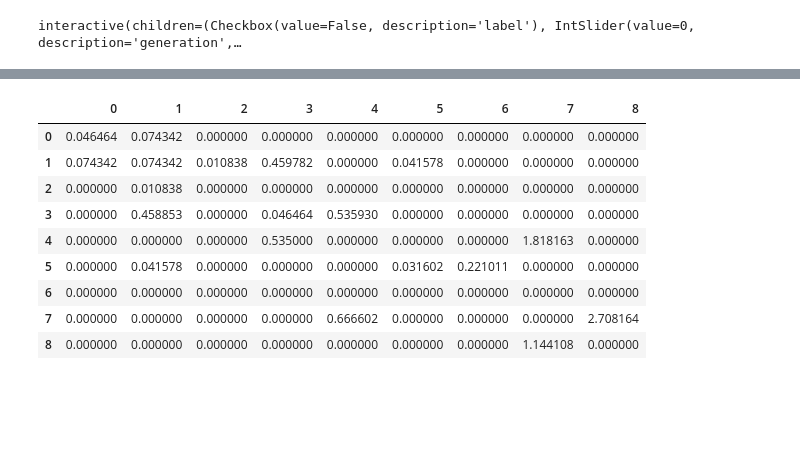
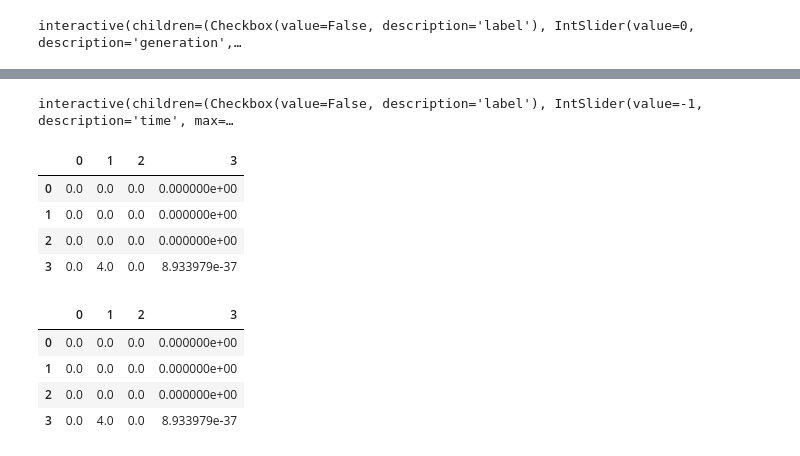
Before and after one commit to ovgu-FINken/ACO-MAPF, a Jupyter notebook: MAPF-ACO.ipynb, the cells around one changed output, grey strips where cells are left out. Drawn from its saved outputs; the diff is of its cells as text; code cells hidden in the pictures; blank space fills up the shorter version.

```diff
--- a/MAPF-ACO.ipynb
+++ b/MAPF-ACO.ipynb
@@ -590,2 +715,0 @@ tAco.run_extended(generations=100, depenalize_long_running=False)
-# %%
-tAco.run_extended(generations=10000)
@@ -617,0 +760,38 @@ interactive(children=(Checkbox(value=False, description='label'), IntSlider(valu
+# %%
+class MultiAgentTACO:
+    def __init__(self, adjacency=None, agents=None, timeframe=100, **kwargs):
+        self.agents = agents
+        self.adjacency = adjacency
+        self.timeframe = timeframe
+        for agent in self.agents:
+            agent["tAco"] = TimeExtendedACO(timeframe=timeframe, adjacency=adjacency, start=agent["start"], goal=agent["goal"], prerun_generations=0)
+            print(f"start {agent['start']}, goal {agent['goal']}")
+            for t in range(timeframe):
+                agent["tAco"].extended_pheromones[t] = agent["tAco"].pheromones
+
+    def pheromone_sum(self):
+        pheromones = np.zeros_like(self.agents[0]["tAco"].extended_pheromones)
+        for agent in self.agents:
+            pheromones += agent["tAco"].extended_pheromones
+        return pheromones
+
+
+    def run(self, show_progress=False, generations=1000, **kwargs):
+        if show_progress:
+            progress_bar = widgets.IntProgress(min=0, max=generations, value=0)
+            display(progress_bar)
+        for generation in range(generations):
+            if show_progress:
+                progress_bar.value=generation
+            self.step(**kwargs)
+
+    def step(self, batch_size=10, **kwargs):
+        for agent in self.agents:
+            agent["tAco"].run_extended(generations=batch_size, foreign_pheromones=self.pheromone_sum() - agent["tAco"].extended_pheromones, **kwargs)
+
+    def draw_extended_pheromones(self, label=True, time=-1, width=15, height=15, thickness=3, show=True, prune=0, node_label=True, agent=0):
+        tAco = self.agents[agent]["tAco"]
+        tAco.draw_extended_pheromones(label=label, time=time, width=width, height=height, thickness=thickness, show=show, prune=prune, node_label=node_label)
+# %%
+mAco = MultiAgentTACO(adjacency=m.todense(), agents=[{"start":graphstart, "goal":graphgoal}, {"start":graphgoal, "goal":graphstart}], timeframe=10, prerun_generations=100)
+#mAco.step(alpha_foreign=0.5)
@@ -617,0 +801,2 @@ interactive(children=(Checkbox(value=False, description='label'), IntSlider(valu
+# %%
+mAco.run(show_progress=True, generations=1000, eps=0.5, alpha_foreign=1, alpha=1, beta=0.1)
@@ -617,0 +820,12 @@ interactive(children=(Checkbox(value=False, description='label'), IntSlider(valu
+# %%
+widgets.interact(mAco.draw_extended_pheromones,
+                 label=False,
+                 width=15, height=15,
+                 show=widgets.fixed(True),
+                 prune=widgets.FloatSlider(value=0.0, min=0.0, max=0.50, step=0.05),
+                 time=widgets.IntSlider(min=-1,max=mAco.timeframe-1,step=1,value=-1),
+                 agent=widgets.Dropdown(options=range(len(mAco.agents))),
+                 thickness=widgets.FloatLogSlider(value=3, base=10, min=-5, max=5)
+                );
+# %% [output]
+interactive(children=(Checkbox(value=False, description='label'), IntSlider(value=-1, description='time', max=…
@@ -618,13 +834,17 @@ interactive(children=(Checkbox(value=False, description='label'), IntSlider(valu
+# %%
+matrix = mAco.pheromone_sum()-mAco.agents[0]["tAco"].extended_pheromones
+pd.DataFrame(matrix[0])
+# %% [output]
+|  | 0 | 1 | 2 | 3 |
+| 0 | 0.0 | 0.0 | 0.0 | 0.000000e+00 |
+| 1 | 0.0 | 0.0 | 0.0 | 0.000000e+00 |
+| 2 | 0.0 | 0.0 | 0.0 | 0.000000e+00 |
+| 3 | 0.0 | 4.0 | 0.0 | 8.933979e-37 |
 # %%
-pd.DataFrame(tAco.extended_pheromones[6])
+pd.DataFrame(mAco.agents[1]["tAco"].extended_pheromones[0])
 # %% [output]
-|  | 0 | 1 | 2 | 3 | 4 | 5 | 6 | 7 | 8 |
-| 0 | 0.046464 | 0.074342 | 0.000000 | 0.000000 | 0.000000 | 0.000000 | 0.000000 | 0.000000 | 0.000000 |
-| 1 | 0.074342 | 0.074342 | 0.010838 | 0.459782 | 0.000000 | 0.041578 | 0.000000 | 0.000000 | 0.000000 |
-| 2 | 0.000000 | 0.010838 | 0.000000 | 0.000000 | 0.000000 | 0.000000 | 0.000000 | 0.000000 | 0.000000 |
-| 3 | 0.000000 | 0.458853 | 0.000000 | 0.046464 | 0.535930 | 0.000000 | 0.000000 | 0.000000 | 0.000000 |
-| 4 | 0.000000 | 0.000000 | 0.000000 | 0.535000 | 0.000000 | 0.000000 | 0.000000 | 1.818163 | 0.000000 |
-| 5 | 0.000000 | 0.041578 | 0.000000 | 0.000000 | 0.000000 | 0.031602 | 0.221011 | 0.000000 | 0.000000 |
-| 6 | 0.000000 | 0.000000 | 0.000000 | 0.000000 | 0.000000 | 0.000000 | 0.000000 | 0.000000 | 0.000000 |
-| 7 | 0.000000 | 0.000000 | 0.000000 | 0.000000 | 0.666602 | 0.000000 | 0.000000 | 0.000000 | 2.708164 |
-| 8 | 0.000000 | 0.000000 | 0.000000 | 0.000000 | 0.000000 | 0.000000 | 0.000000 | 1.144108 | 0.000000 |
+|  | 0 | 1 | 2 | 3 |
+| 0 | 0.0 | 0.0 | 0.0 | 0.000000e+00 |
+| 1 | 0.0 | 0.0 | 0.0 | 0.000000e+00 |
+| 2 | 0.0 | 0.0 | 0.0 | 0.000000e+00 |
+| 3 | 0.0 | 4.0 | 0.0 | 8.933979e-37 |
```
Also changed, not shown: parts of 29 cells of this notebook.
